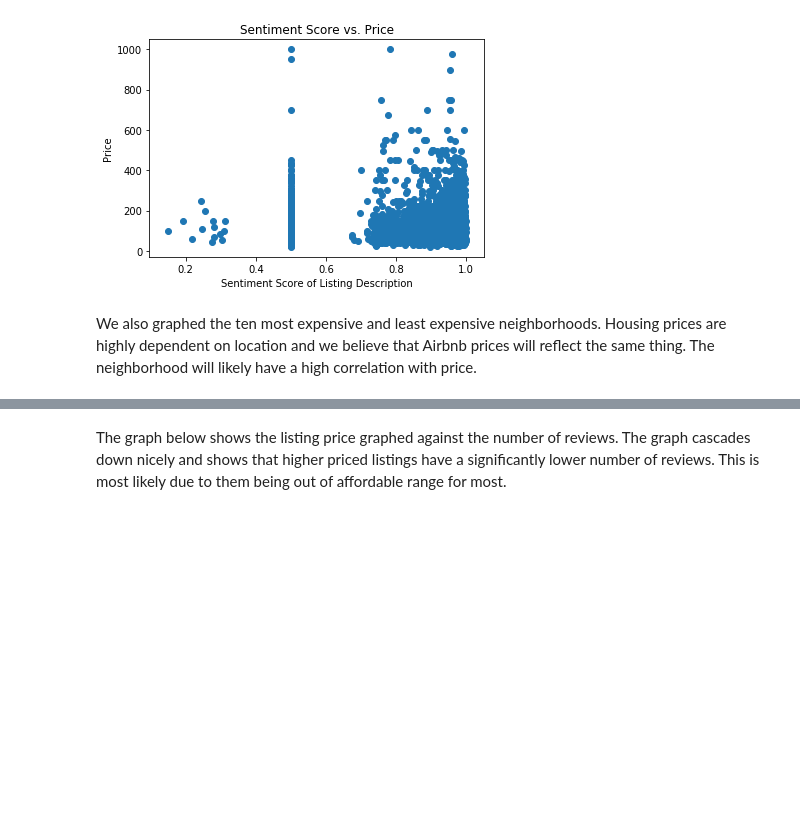
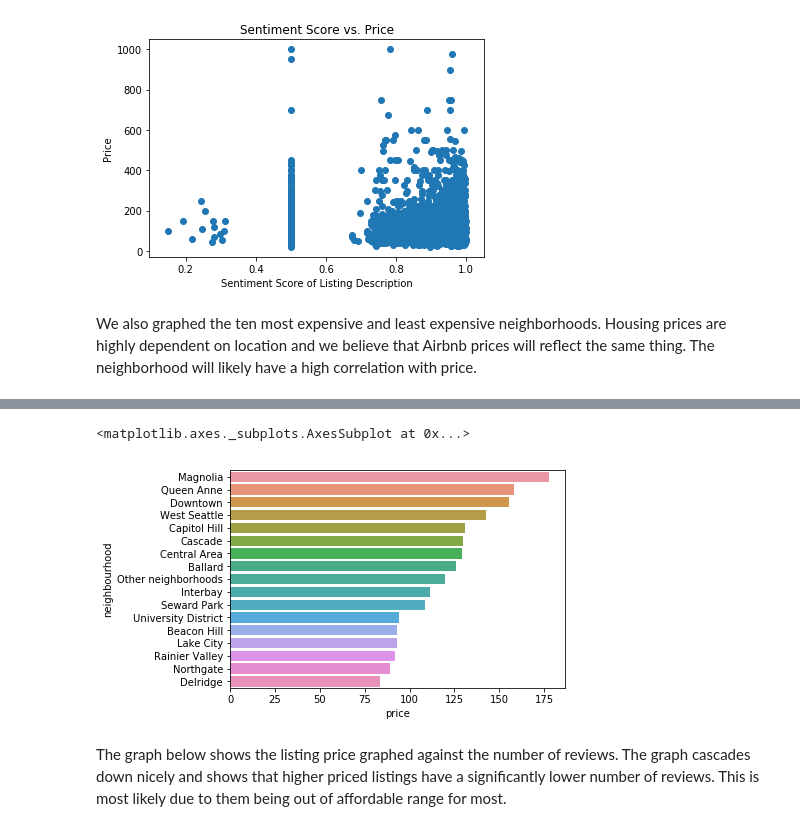
Before and after one commit to joshkeating/inf370-final-project, a Jupyter notebook: analysis.ipynb, the cells around one changed output, grey strips where cells are left out. Saved outputs shown, nothing was run; the diff lists cells and outputs as text; code cells hidden in the pictures; blank space fills up the shorter version.

Commit message:
added plot of all neighborhoods

```diff
--- a/analysis.ipynb
+++ b/analysis.ipynb
@@ -144,4 +145,13 @@ Text(0.5,1,'Ten Least Expensive Neighborhoods')
 [figure]
+# %%
+# neighborhood average price comparison
+neighbourhood_prices_df = pd.DataFrame(prices_by_neighbourhood)
+neighbourhood_prices_df = neighbourhood_prices_df.reset_index()
+
+sns.barplot(x="price", y="neighbourhood", data=neighbourhood_prices_df)
+# %% [output]
+<matplotlib.axes._subplots.AxesSubplot at 0x...>
+[figure, added]
 # %% [markdown]
 The graph below shows the listing price graphed against the number of reviews. The graph cascades down nicely and shows that higher priced listings have a significantly lower number of reviews. This is most likely due to them being out of affordable range for most.
 # %%
```
Also changed, not shown: parts of 5 cells of this notebook.
